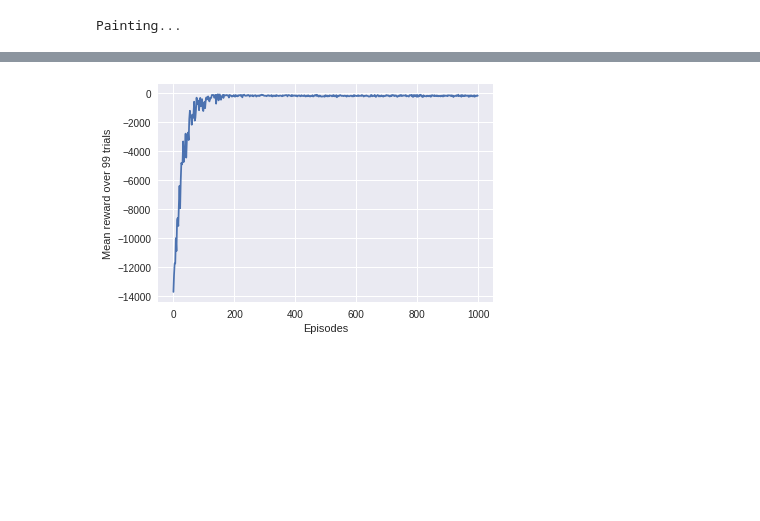
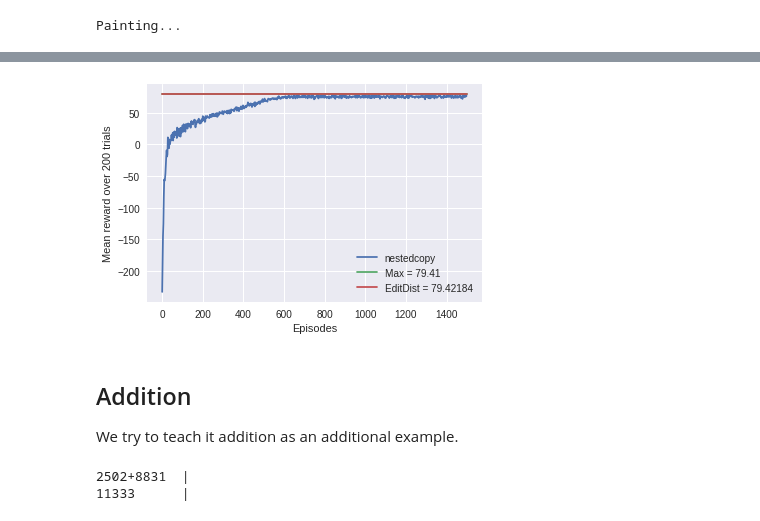
Before and after one commit to theSage21/notebooks, a Jupyter notebook: books/Turing-Learner.ipynb, the cells around one changed output, grey strips where cells are left out. Saved outputs shown, nothing was run; the diff lists cells and outputs as text; code cells hidden in the pictures; blank space fills up the shorter version.

Commit message:
addition tested

```diff
--- a/books/Turing-Learner.ipynb
+++ b/books/Turing-Learner.ipynb
@@ -105,13 +94,25 @@ def baby_coref():
     df = make_df(paths)
     return df
 # %%
-def paint(df):
+def paint(df, fn, ed=True):
     values = [(e, r) for e, r in dict(df.groupby('ep').rew.mean()).items()]
     values.sort(key=lambda x: x[0])
     v = np.array(values)
-    plt.plot(v[:, 0], v[:, 1])
+    plt.plot(v[:, 0], v[:, 1], label=fn.__name__)
+    maxval = v[:,1].max()
+    plt.plot(v[:, 0],[maxval for _ in v[:, 1]], label='Max = {}'.format(maxval))
+
+
+    if ed:
+        # 1 mil samples
+        steps = [editdistance.eval(*fn()) for  _ in range(1*100*1000)]
+        avg_dist = sum(steps)/len(steps)
+        avg_rew = 100 - avg_dist
+        plt.plot(v[:, 0],[avg_rew for _ in v[:, 1]], label='EditDist = {}'.format(avg_rew))
+
     plt.xlabel('Episodes')
     plt.ylabel('Mean reward over {:,} trials'.format(df.trial.max()+1))
+    plt.legend()
 # %% [markdown]
 ## Position Tagging
 
@@ -199,11 +211,15 @@ We attempt to make it learn nested functions
 # %%
 def nestedcopy():
-    letters = 'abcdefghijklmnopqrtuvwxyz'
-    text = [random.choice(letters) for _ in range(5)]
-    rep = random.choice(range(20))
-    inp = [str(rep)] + text*rep
-    label = text*rep + ['a']
-    return inp, label
-a, b = nestedcopy()
-print(''.join(a), len(a))
-print(''.join(b), len(b))
+    letters = 'bcdefghijklmnopqrtuvwxyz'
+    pad_char = 'a'
+    letters += pad_char
+    lim = 100
+
+    text = [random.choice(letters) for _ in range(random.choice(range(1, 11)))]
+    rep = random.choice(range(10))
+
+    inp = [str(rep)] + text
+    label = text*rep
+
+    inp, label = inp + [pad_char]*(lim - len(inp)), label + [pad_char]*(lim - len(label))
+    return inp[:lim], label[:lim]
@@ -213,4 +233,4 @@ hdpwnhdpwnhdpwnhdpwnhdpwnhdpwnhdpwnhdpwnhdpwnhdpwnhdpwnhdpwnhdpwnhdpwnhdpwnhdpwn
 # %%
 letters = 'abcdefghijklmnopqrtuvwxyz'
-df = check_fn(nestedcopy, letters, n_comm=10, trials=50)
+df = check_fn(nestedcopy, letters, eps=1500, trials=200)
 # %% [output]
@@ -243,4 +246,8 @@ Painting...
 # %%
-paint(df)
+paint(df, nestedcopy)
 # %% [output]
-[figure, old version]
+[figure, new version]
+# %% [markdown]
+## Addition
+
+We try to teach it addition as an additional example.
@@ -246,0 +268,7 @@ paint(df)
+# %%
+a, b = addition()
+print(''.join(a), '|')
+print(''.join(b), '|')
+# %% [output]
+2502+8831  |
+11333      |
```
Also changed, not shown: parts of 22 cells of this notebook.
